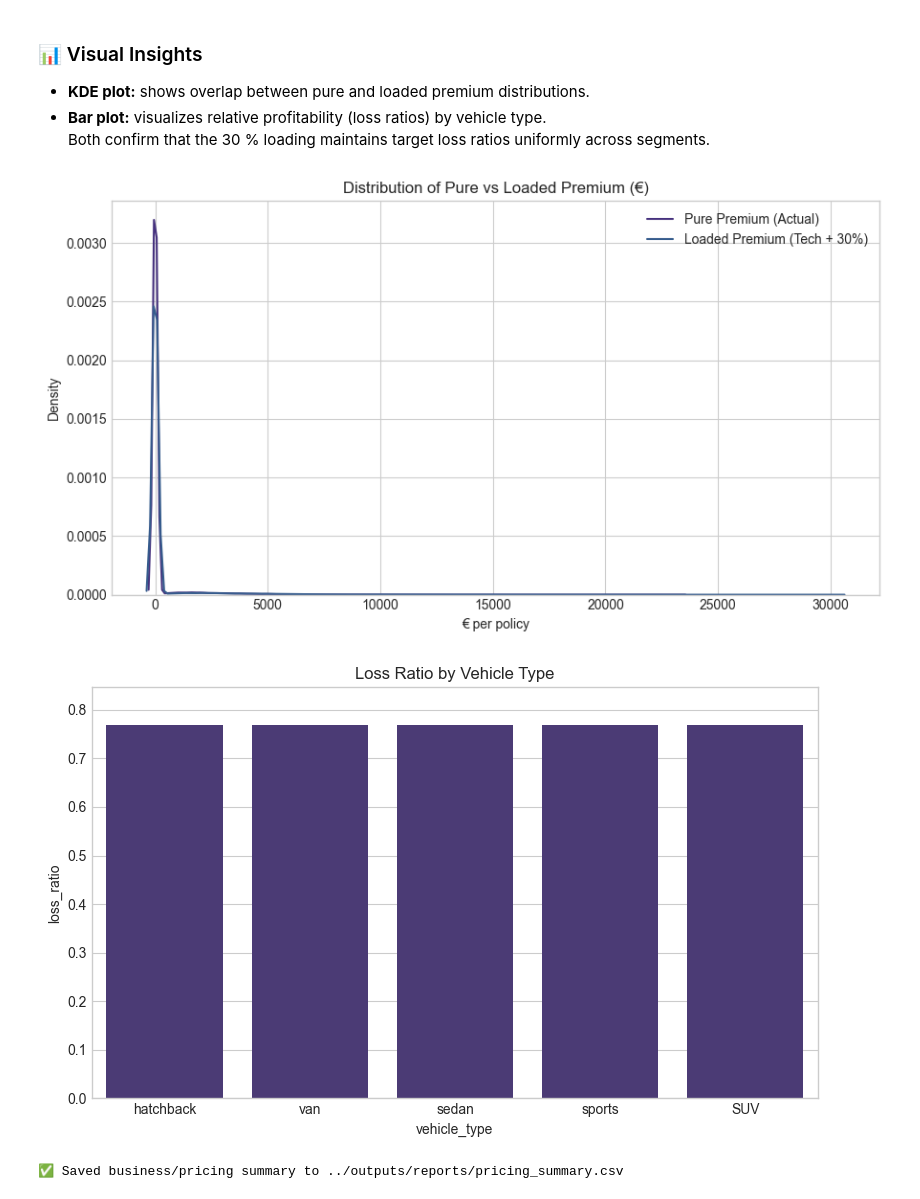
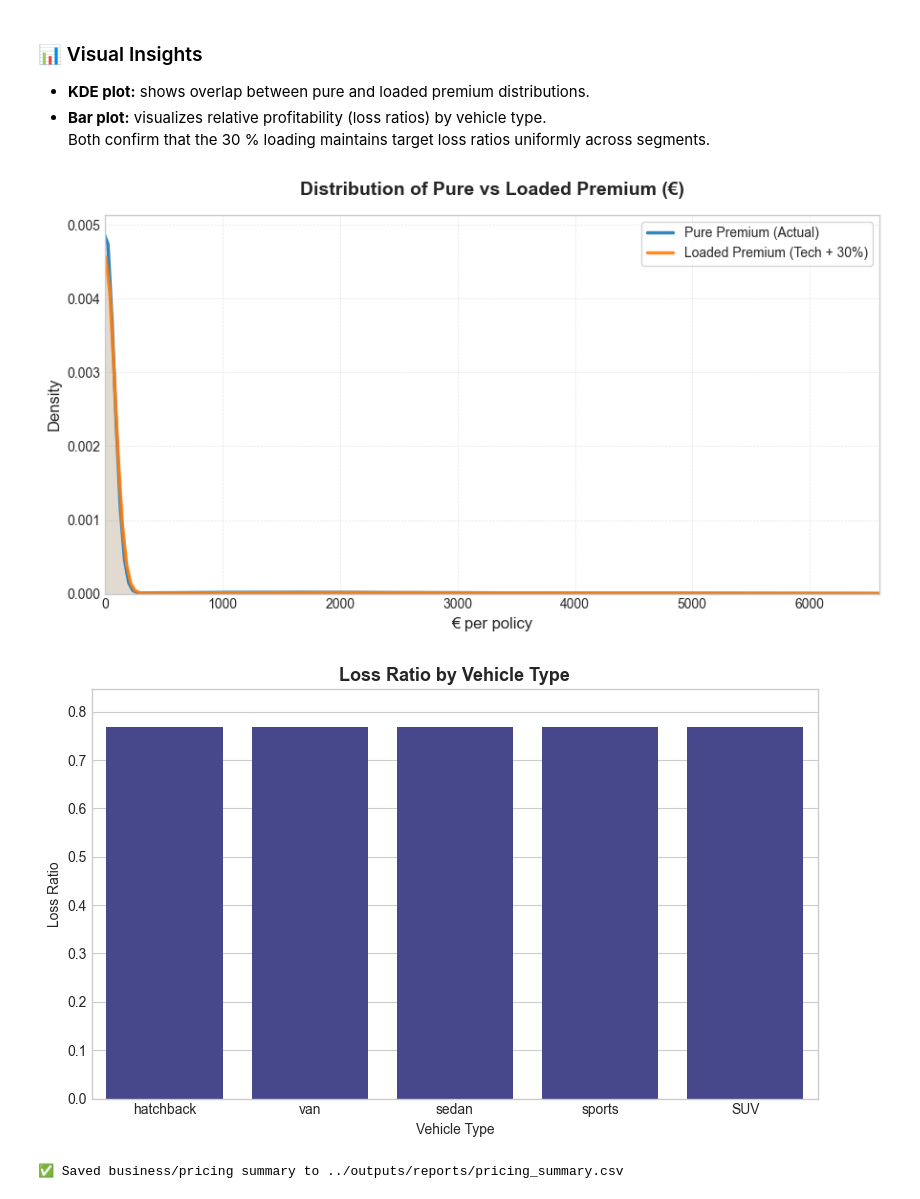
Before and after one commit to gsanaev/insurance-risk-modeling, a Jupyter notebook: notebooks/06_business_evaluation.ipynb, the cells around one changed output. Cells and saved outputs as stored; diff of their text form; code cells hidden in the pictures.

Commit message:
docs: finalize visuals, update acknowledgements, and polish project presentation

```diff
--- a/notebooks/06_business_evaluation.ipynb
+++ b/notebooks/06_business_evaluation.ipynb
@@ -307,43 +307,90 @@ Both confirm that the 30 % loading maintains target loss ratios uniformly across
 # %%
 # %% ===============================================================
 # STEP 5 — VISUALS
 # ===============================================================
 
-# --- Pure premium vs loaded premium distributions
+# --- Premium distributions (refined aesthetic version)
 plt.figure(figsize=(9, 5))
-sns.kdeplot(x=df["pure_premium_actual"].to_numpy(), label="Pure Premium (Actual)")
-sns.kdeplot(x=df["premium_loaded"].to_numpy(), label="Loaded Premium (Tech + 30%)")
-plt.title("Distribution of Pure vs Loaded Premium (€)")
-plt.xlabel("€ per policy")
-plt.legend()
+
+clip_value = np.percentile(df["pure_premium_actual"], 99.5)
+
+# --- KDE lines
+sns.kdeplot(
+    data=df[df["pure_premium_actual"] <= clip_value],
+    x="pure_premium_actual",
+    label="Pure Premium (Actual)",
+    color="#1f77b4",
+    linewidth=2.5,
+    alpha=0.9
+)
+sns.kdeplot(
+    data=df[df["premium_loaded"] <= clip_value],
+    x="premium_loaded",
+    label="Loaded Premium (Tech + 30%)",
+    color="#ff7f0e",
+    linewidth=2.5,
+    alpha=0.9
+)
+
+# --- Fill between curves to emphasize 30% difference visually
+x_vals = np.linspace(0, clip_value, 400)
+sns.kdeplot(
+    data=df[df["pure_premium_actual"] <= clip_value],
+    x="pure_premium_actual",
+    color="#1f77b4",
+    fill=True,
+    alpha=0.15,
+    linewidth=0
+)
+sns.kdeplot(
+    data=df[df["premium_loaded"] <= clip_value],
+    x="premium_loaded",
+    color="#ff7f0e",
+    fill=True,
+    alpha=0.15,
+    linewidth=0
+)
+
+# --- Style
+plt.title("Distribution of Pure vs Loaded Premium (€)", fontsize=14, weight="bold", pad=15)
+plt.xlabel("€ per policy", fontsize=12)
+plt.ylabel("Density", fontsize=12)
+plt.xlim(0, clip_value)
+plt.ylim(0, None)
+plt.grid(True, linestyle="--", linewidth=0.5, alpha=0.5)
+plt.legend(frameon=True, fontsize=10)
 plt.tight_layout()
-plt.savefig(FIGURES / "premium_distributions.png")
+
+# --- Save high-resolution figure
+plt.savefig(FIGURES / "premium_distributions.png", dpi=400, bbox_inches="tight")
 plt.show()
 
 # --- Segment bar: average loss ratio by vehicle_type
 seg_lr = (
     df.groupby("vehicle_type")
     .apply(
         lambda g: (
             (g["loss_per_policy"] * g["exposure"]).sum()
             / (g["premium_loaded"] * g["exposure"]).sum()
         )
     )
     .rename("loss_ratio")
     .reset_index()
     .sort_values("loss_ratio", ascending=False)
 )
 
 plt.figure(figsize=(8, 5))
-sns.barplot(data=seg_lr, x="vehicle_type", y="loss_ratio")
-plt.title("Loss Ratio by Vehicle Type")
+sns.barplot(data=seg_lr, x="vehicle_type", y="loss_ratio", color="#3b3b98")
+plt.title("Loss Ratio by Vehicle Type", fontsize=13, weight="bold")
 plt.ylim(0, seg_lr["loss_ratio"].max() * 1.1)
+plt.ylabel("Loss Ratio")
+plt.xlabel("Vehicle Type")
 plt.tight_layout()
-plt.savefig(FIGURES / "loss_ratio_by_vehicle_type.png")
+plt.savefig(FIGURES / "loss_ratio_by_vehicle_type.png", dpi=300)
 plt.show()
 # %% [output]
-[figure, old version]
+[figure, new version]
-[figure, old version]
+[figure, new version]
 # %%
 # %% ===============================================================
 # STEP 6 — EXPORT BUSINESS SUMMARY
```
Also changed, not shown: 3 other files.
